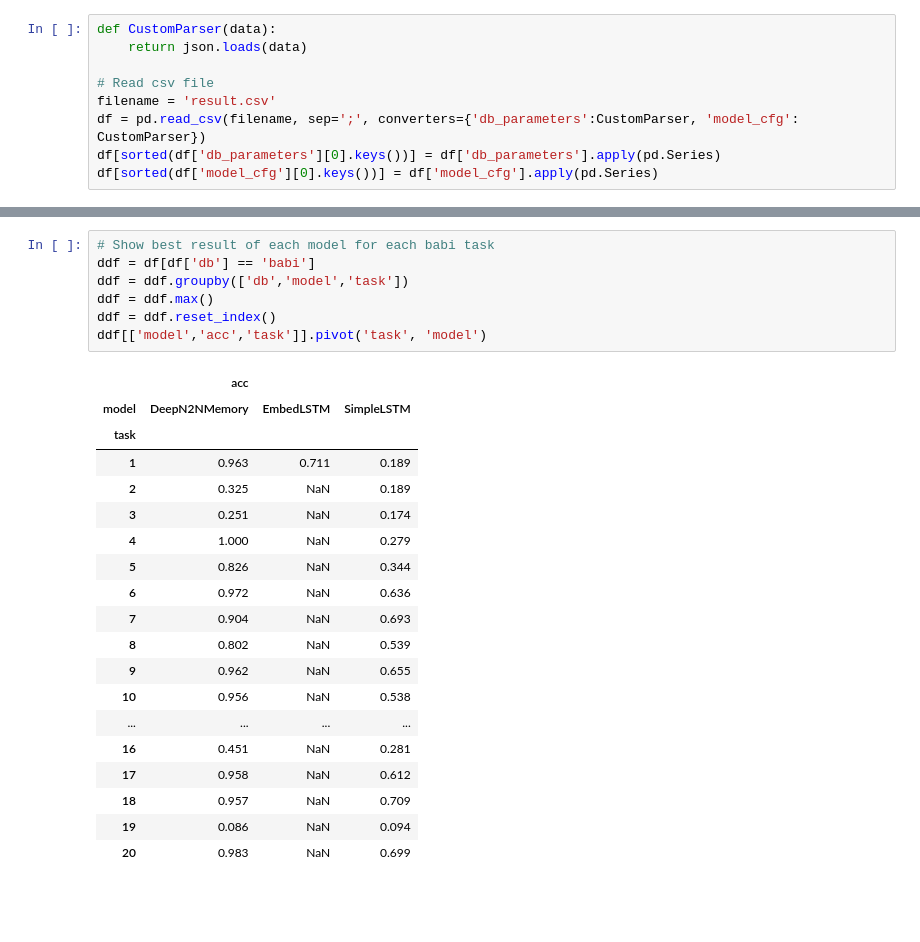
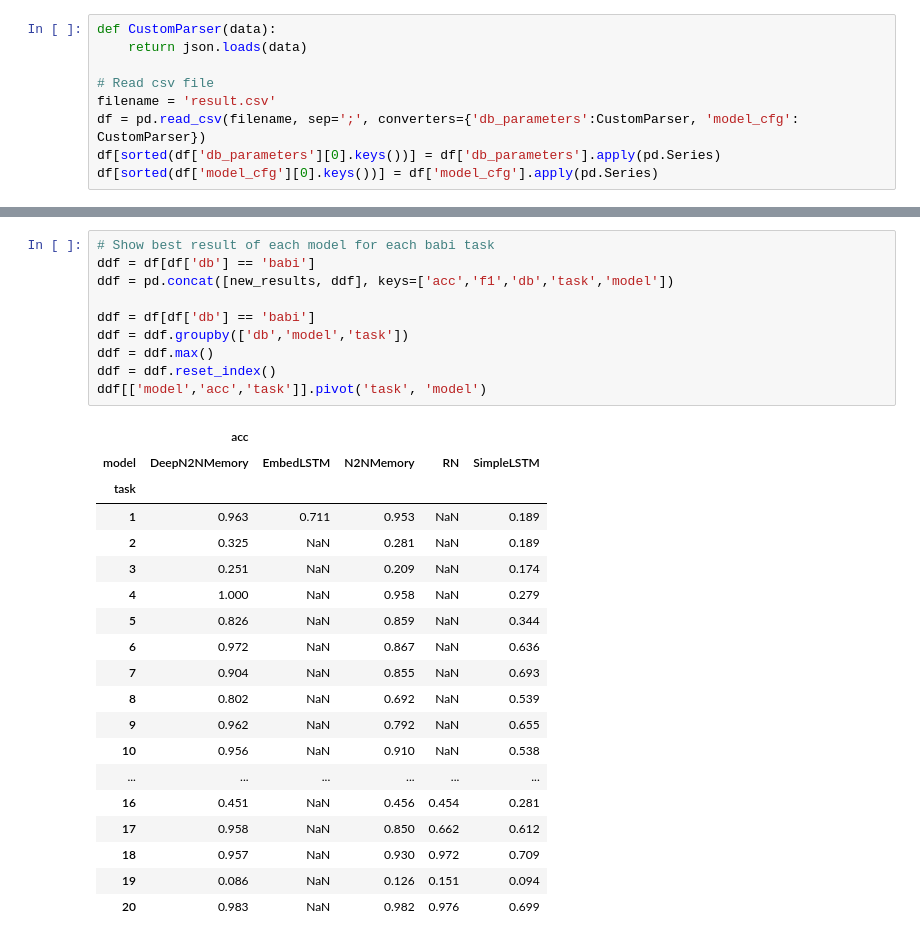
Before and after one commit to gcouti/pypagAI, a Jupyter notebook: analysis/babi-baseline-results.ipynb, the cells around one changed output, grey strips where cells are left out. Saved outputs shown, nothing was run; the diff lists cells and outputs as text; blank space fills up the shorter version.

Commit message:
New way to log results

```diff
--- a/analysis/babi-baseline-results.ipynb
+++ b/analysis/babi-baseline-results.ipynb
@@ -21,27 +88,30 @@ df[sorted(df['model_cfg'][0].keys())] = df['model_cfg'].apply(pd.Series)
 # %%
 # Show best result of each model for each babi task
+ddf = df[df['db'] == 'babi']
+ddf = pd.concat([new_results, ddf], keys=['acc','f1','db','task','model'])
+
 ddf = df[df['db'] == 'babi']
 ddf = ddf.groupby(['db','model','task'])
 ddf = ddf.max()
 ddf = ddf.reset_index()
 ddf[['model','acc','task']].pivot('task', 'model')
 # %% [output]
-|  | acc |  |  |
-| model | DeepN2NMemory | EmbedLSTM | SimpleLSTM |
-| task |  |  |  |
-| 1 | 0.963 | 0.711 | 0.189 |
-| 2 | 0.325 | NaN | 0.189 |
-| 3 | 0.251 | NaN | 0.174 |
-| 4 | 1.000 | NaN | 0.279 |
-| 5 | 0.826 | NaN | 0.344 |
-| 6 | 0.972 | NaN | 0.636 |
-| 7 | 0.904 | NaN | 0.693 |
-| 8 | 0.802 | NaN | 0.539 |
-| 9 | 0.962 | NaN | 0.655 |
-| 10 | 0.956 | NaN | 0.538 |
-| ... | ... | ... | ... |
-| 16 | 0.451 | NaN | 0.281 |
-| 17 | 0.958 | NaN | 0.612 |
-| 18 | 0.957 | NaN | 0.709 |
-| 19 | 0.086 | NaN | 0.094 |
-| 20 | 0.983 | NaN | 0.699 |
+|  | acc |  |  |  |  |
+| model | DeepN2NMemory | EmbedLSTM | N2NMemory | RN | SimpleLSTM |
+| task |  |  |  |  |  |
+| 1 | 0.963 | 0.711 | 0.953 | NaN | 0.189 |
+| 2 | 0.325 | NaN | 0.281 | NaN | 0.189 |
+| 3 | 0.251 | NaN | 0.209 | NaN | 0.174 |
+| 4 | 1.000 | NaN | 0.958 | NaN | 0.279 |
+| 5 | 0.826 | NaN | 0.859 | NaN | 0.344 |
+| 6 | 0.972 | NaN | 0.867 | NaN | 0.636 |
+| 7 | 0.904 | NaN | 0.855 | NaN | 0.693 |
+| 8 | 0.802 | NaN | 0.692 | NaN | 0.539 |
+| 9 | 0.962 | NaN | 0.792 | NaN | 0.655 |
+| 10 | 0.956 | NaN | 0.910 | NaN | 0.538 |
+| ... | ... | ... | ... | ... | ... |
+| 16 | 0.451 | NaN | 0.456 | 0.454 | 0.281 |
+| 17 | 0.958 | NaN | 0.850 | 0.662 | 0.612 |
+| 18 | 0.957 | NaN | 0.930 | 0.972 | 0.709 |
+| 19 | 0.086 | NaN | 0.126 | 0.151 | 0.094 |
+| 20 | 0.983 | NaN | 0.982 | 0.976 | 0.699 |
```
Also changed, not shown: parts of 2 cells of this notebook, 3 other files.
